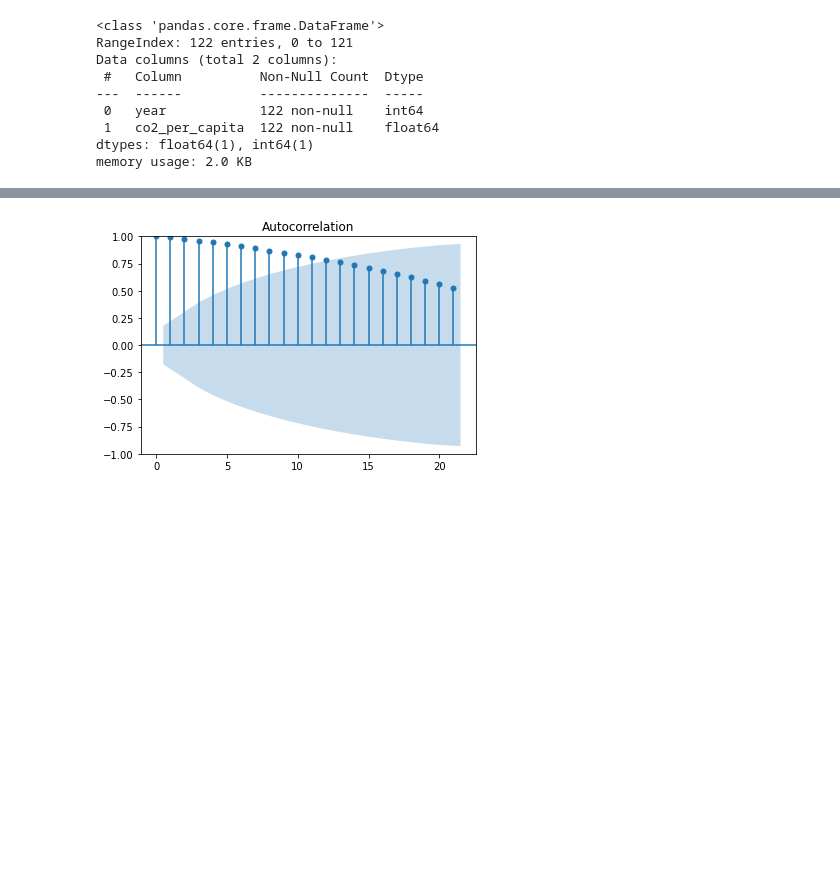
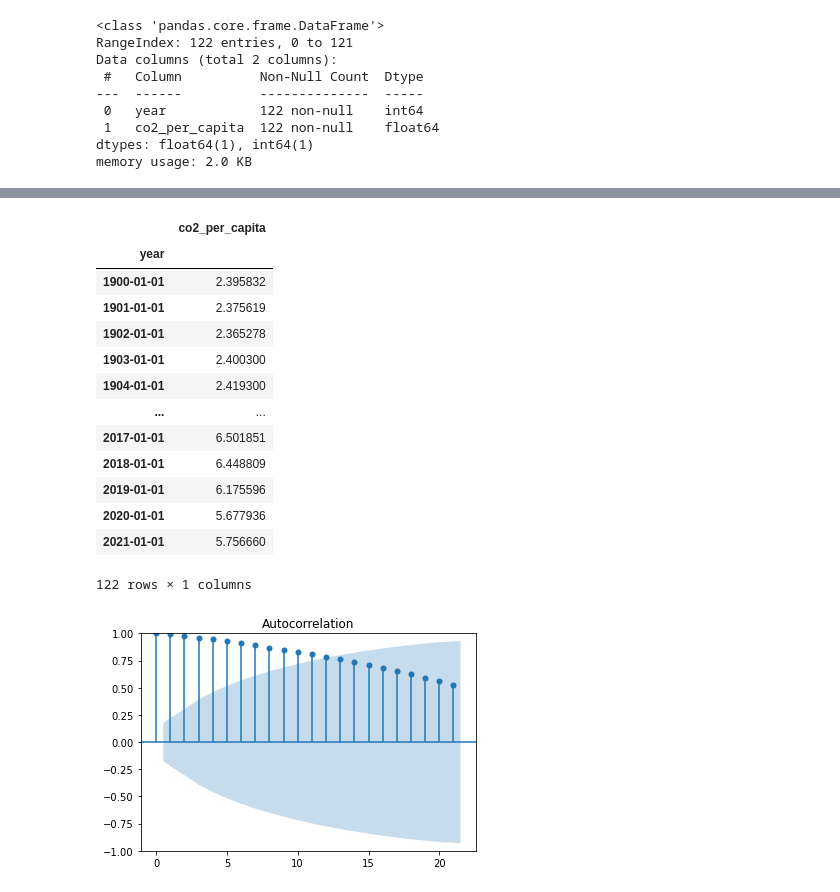
Before and after one commit to L-dos-Santos/final-project, a Jupyter notebook: Final Project.ipynb, the cells around one changed output, grey strips where cells are left out. Drawn from its saved outputs; the diff is of its cells as text; code cells hidden in the pictures; blank space fills up the shorter version.

```diff
--- a/Final Project.ipynb
+++ b/Final Project.ipynb
@@ -203,3 +231,20 @@ memory usage: 2.0 KB
+# %%
+df
+# %% [output]
+|  | co2_per_capita |
+| year |  |
+| 1900-01-01 | 2.395832 |
+| 1901-01-01 | 2.375619 |
+| 1902-01-01 | 2.365278 |
+| 1903-01-01 | 2.400300 |
+| 1904-01-01 | 2.419300 |
+| ... | ... |
+| 2017-01-01 | 6.501851 |
+| 2018-01-01 | 6.448809 |
+| 2019-01-01 | 6.175596 |
+| 2020-01-01 | 5.677936 |
+| 2021-01-01 | 5.756660 |
+122 rows × 1 columns
 # %%
 from statsmodels.graphics.tsaplots import plot_acf, plot_pacf
 # %%
```
Also changed, not shown: parts of 30 cells of this notebook, 1 other file.
